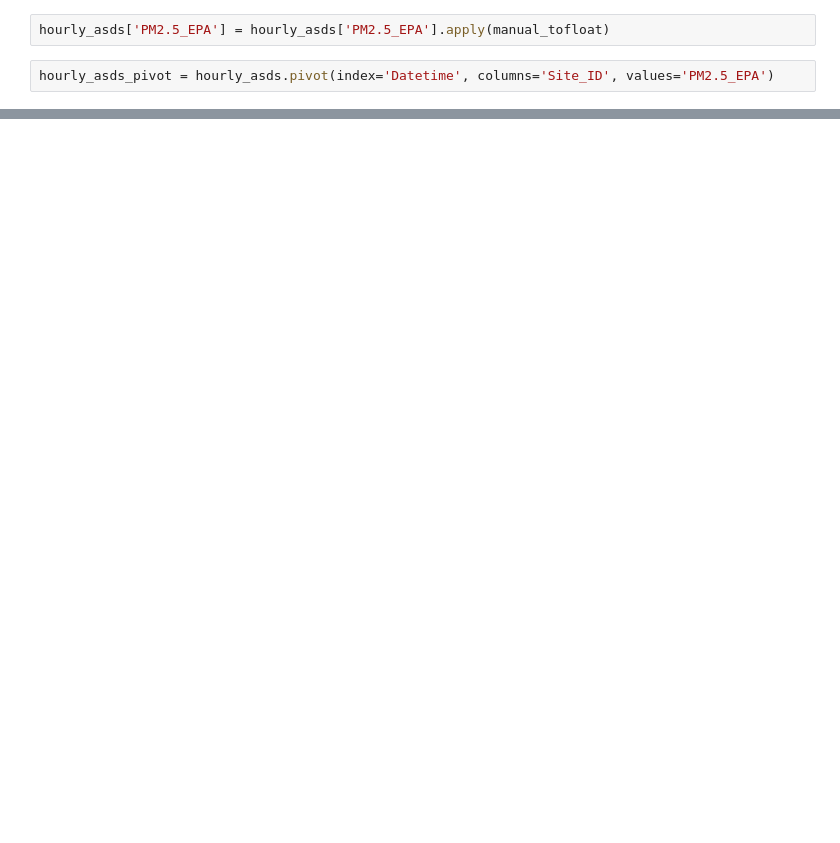
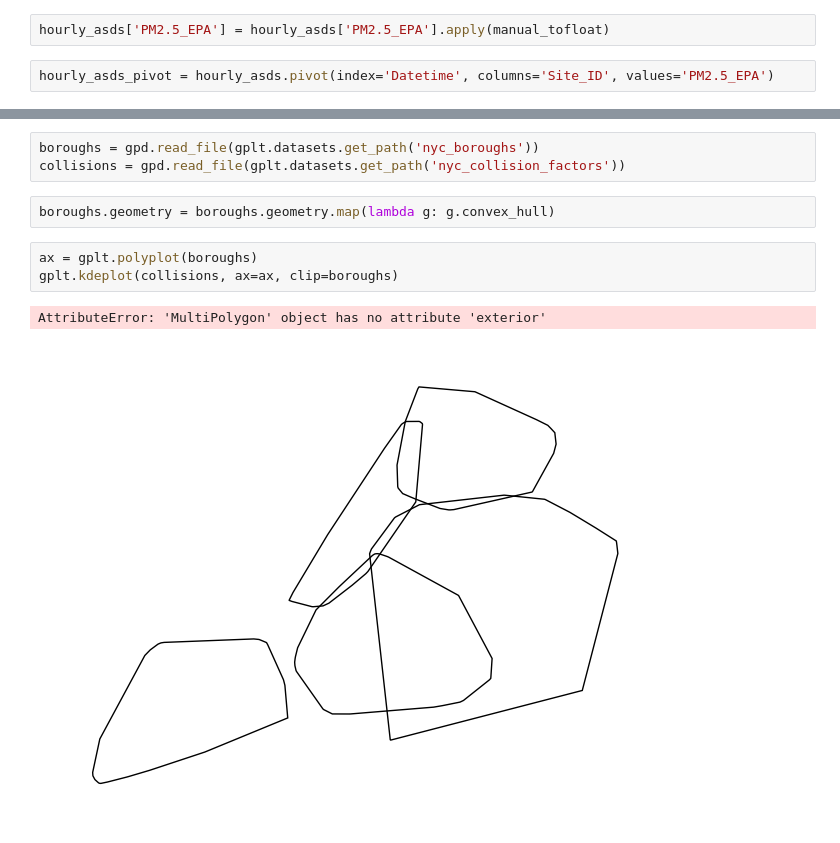
Before and after one commit to macks26/rise-south-city-dashboard, a Jupyter notebook: code/data_analysis_geo.ipynb, the cells around one changed output, grey strips where cells are left out. Cells and saved outputs as stored; diff of their text form; blank space fills up the shorter version.

```diff
--- a/code/data_analysis_geo.ipynb
+++ b/code/data_analysis_geo.ipynb
@@ -421,0 +260,11 @@ hourly_pm2
+# %%
+boroughs = gpd.read_file(gplt.datasets.get_path('nyc_boroughs'))
+collisions = gpd.read_file(gplt.datasets.get_path('nyc_collision_factors'))
+# %%
+boroughs.geometry = boroughs.geometry.map(lambda g: g.convex_hull)
+# %%
+ax = gplt.polyplot(boroughs)
+gplt.kdeplot(collisions, ax=ax, clip=boroughs)
+# %% [output]
+AttributeError: 'MultiPolygon' object has no attribute 'exterior'
+[figure, added]
```
Also changed, not shown: parts of 28 cells of this notebook, 1 other file.
